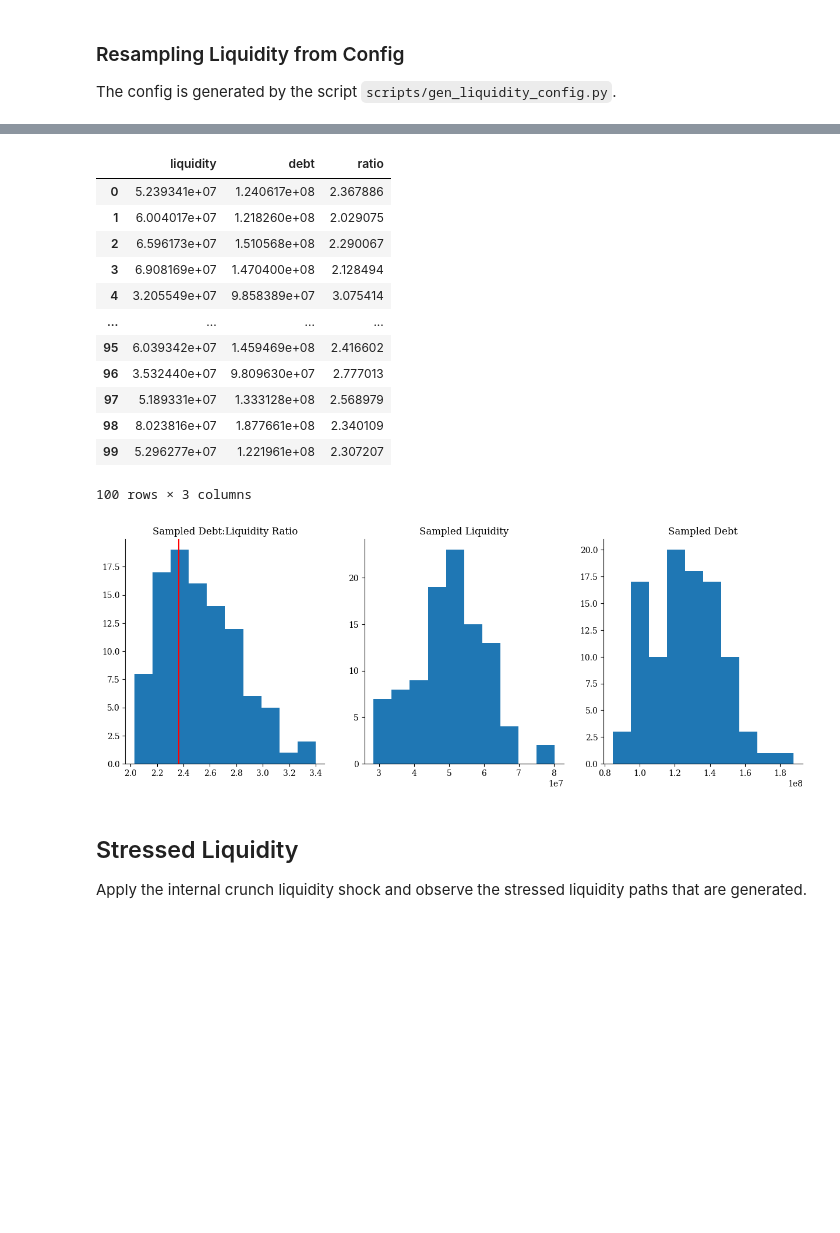
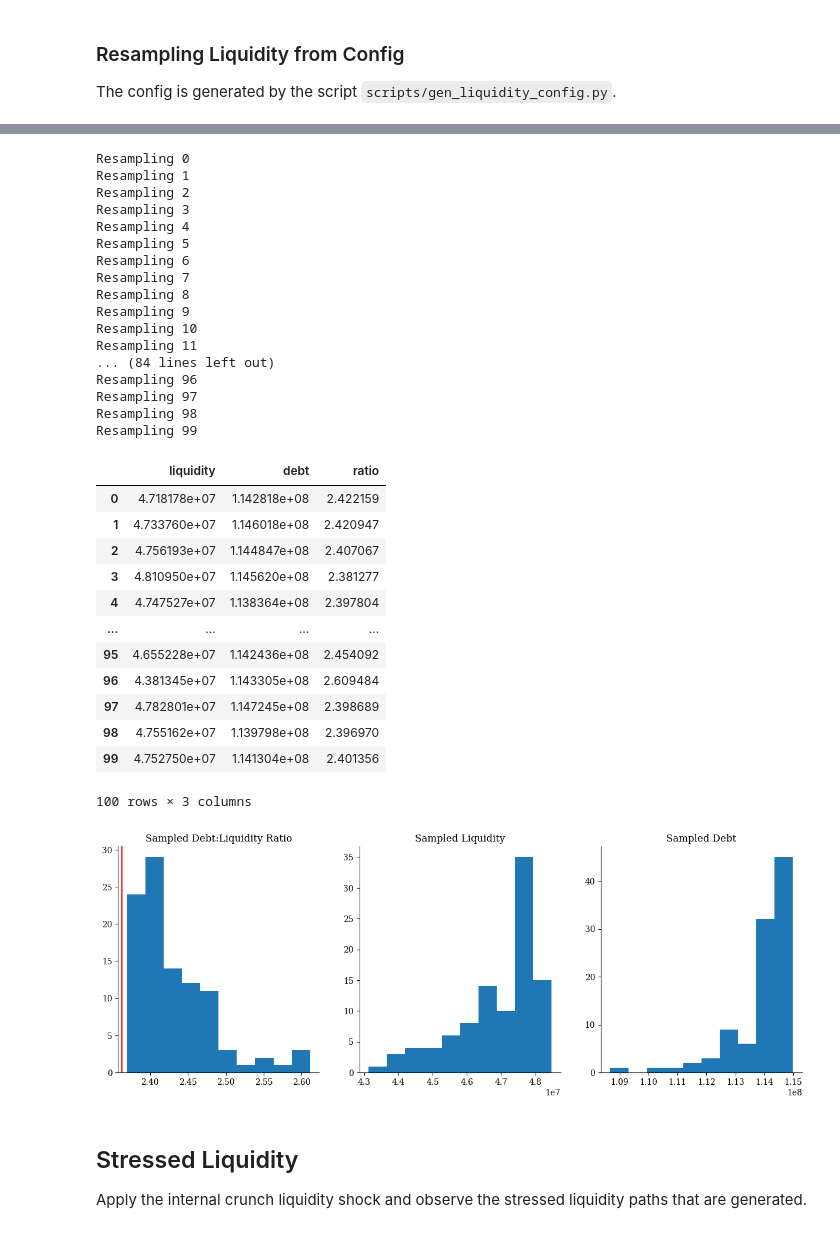
Before and after one commit to xenophonlabs/crvUSDrisk, a Jupyter notebook: notebooks/demo_liquidity_provider.ipynb, the cells around one changed output, grey strips where cells are left out. Saved outputs shown, nothing was run; the diff lists cells and outputs as text; code cells hidden in the pictures; blank space fills up the shorter version.

```diff
--- a/notebooks/demo_liquidity_provider.ipynb
+++ b/notebooks/demo_liquidity_provider.ipynb
@@ -277,6 +277,6 @@ config
 The config is generated by the script `scripts/gen_liquidity_config.py`.
 # %%
 aliases = ["wsteth", "weth", "wbtc", "sfrxeth"]
-baseline_ = Scenario("baseline_micro", aliases)
-internal_crunch_ = Scenario("internal_crunch", aliases)
+baseline_ = Scenario("baseline", aliases)
+severe_crvusd_liquidity_ = Scenario("severe crvusd liquidity", aliases)
 # %% [output]
@@ -324,27 +342,45 @@ Resampled ratio: 2.55
 # %%
 resampled = pd.DataFrame(columns=["liquidity", "debt", "ratio"])
-for _ in range(100):
+for i in range(100):
+    print(f"Resampling {i}")
     scenario = deepcopy(baseline_)
     scenario.prepare_for_run()
     liquidity = scenario.total_crvusd_liquidity / 1e18
     debt = scenario.total_debt / 1e18
     ratio = debt / liquidity
     resampled.loc[len(resampled)] = [liquidity, debt, ratio]
 resampled
 # %% [output]
+Resampling 0
+Resampling 1
+Resampling 2
+Resampling 3
+Resampling 4
+Resampling 5
+Resampling 6
+Resampling 7
+Resampling 8
+Resampling 9
+Resampling 10
+Resampling 11
+... (84 lines left out)
+Resampling 96
+Resampling 97
+Resampling 98
+Resampling 99
 |  | liquidity | debt | ratio |
-| 0 | 5.239341e+07 | 1.240617e+08 | 2.367886 |
-| 1 | 6.004017e+07 | 1.218260e+08 | 2.029075 |
-| 2 | 6.596173e+07 | 1.510568e+08 | 2.290067 |
-| 3 | 6.908169e+07 | 1.470400e+08 | 2.128494 |
-| 4 | 3.205549e+07 | 9.858389e+07 | 3.075414 |
+| 0 | 4.718178e+07 | 1.142818e+08 | 2.422159 |
+| 1 | 4.733760e+07 | 1.146018e+08 | 2.420947 |
+| 2 | 4.756193e+07 | 1.144847e+08 | 2.407067 |
+| 3 | 4.810950e+07 | 1.145620e+08 | 2.381277 |
+| 4 | 4.747527e+07 | 1.138364e+08 | 2.397804 |
 | ... | ... | ... | ... |
-| 95 | 6.039342e+07 | 1.459469e+08 | 2.416602 |
-| 96 | 3.532440e+07 | 9.809630e+07 | 2.777013 |
-| 97 | 5.189331e+07 | 1.333128e+08 | 2.568979 |
-| 98 | 8.023816e+07 | 1.877661e+08 | 2.340109 |
-| 99 | 5.296277e+07 | 1.221961e+08 | 2.307207 |
+| 95 | 4.655228e+07 | 1.142436e+08 | 2.454092 |
+| 96 | 4.381345e+07 | 1.143305e+08 | 2.609484 |
+| 97 | 4.782801e+07 | 1.147245e+08 | 2.398689 |
+| 98 | 4.755162e+07 | 1.139798e+08 | 2.396970 |
+| 99 | 4.752750e+07 | 1.141304e+08 | 2.401356 |
-100 rows × 3 columns
+100 rows × 3 columns
 # %%
 f, axs = plt.subplots(1, 3, figsize=(15, 5))
 resampled["ratio"].hist(grid=False, bins=10, ax=axs[0])
@@ -358,7 +394,7 @@ resampled["debt"].hist(grid=False, bins=10, ax=axs[2])
 axs[2].set_title("Sampled Debt")
 print()
 # %% [output]
-[figure, old version]
+[figure, new version]
 # %% [markdown]
 ## Stressed Liquidity
 
```
Also changed, not shown: parts of 12 cells of this notebook, 6 other files.
